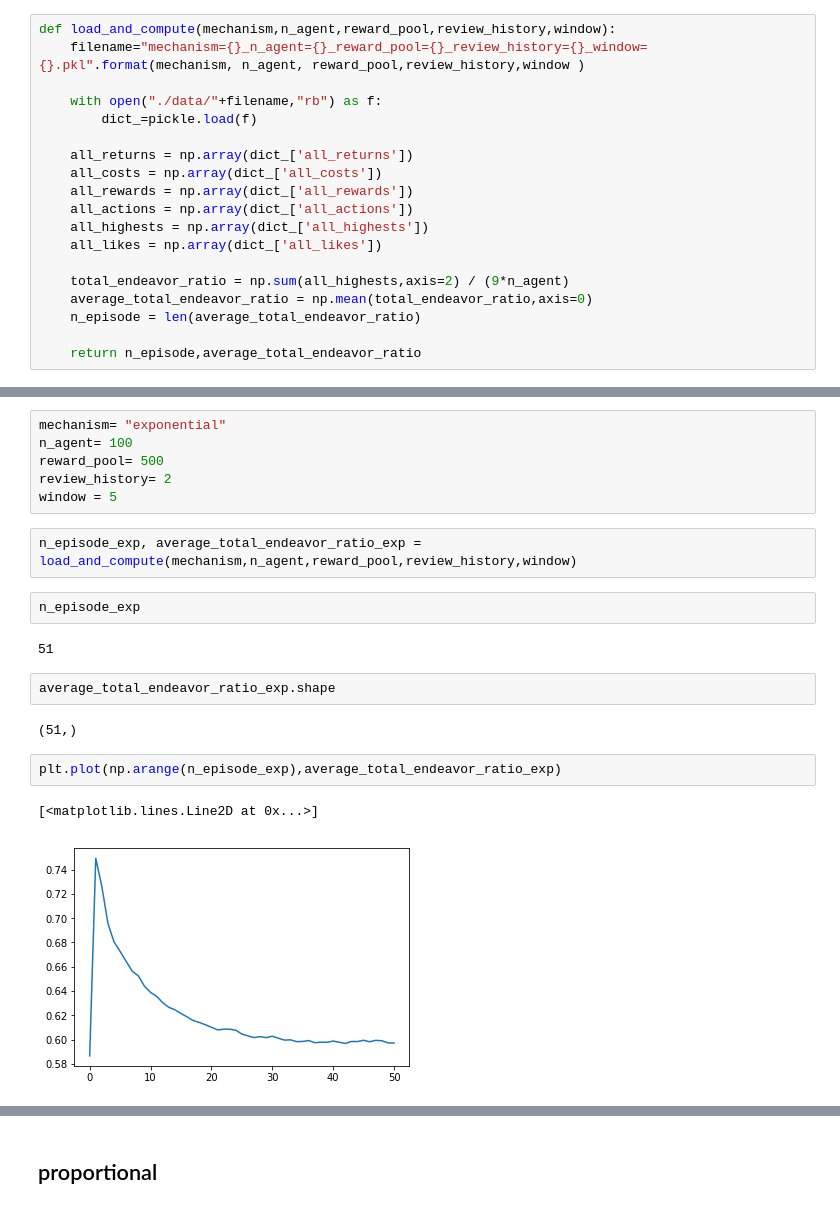
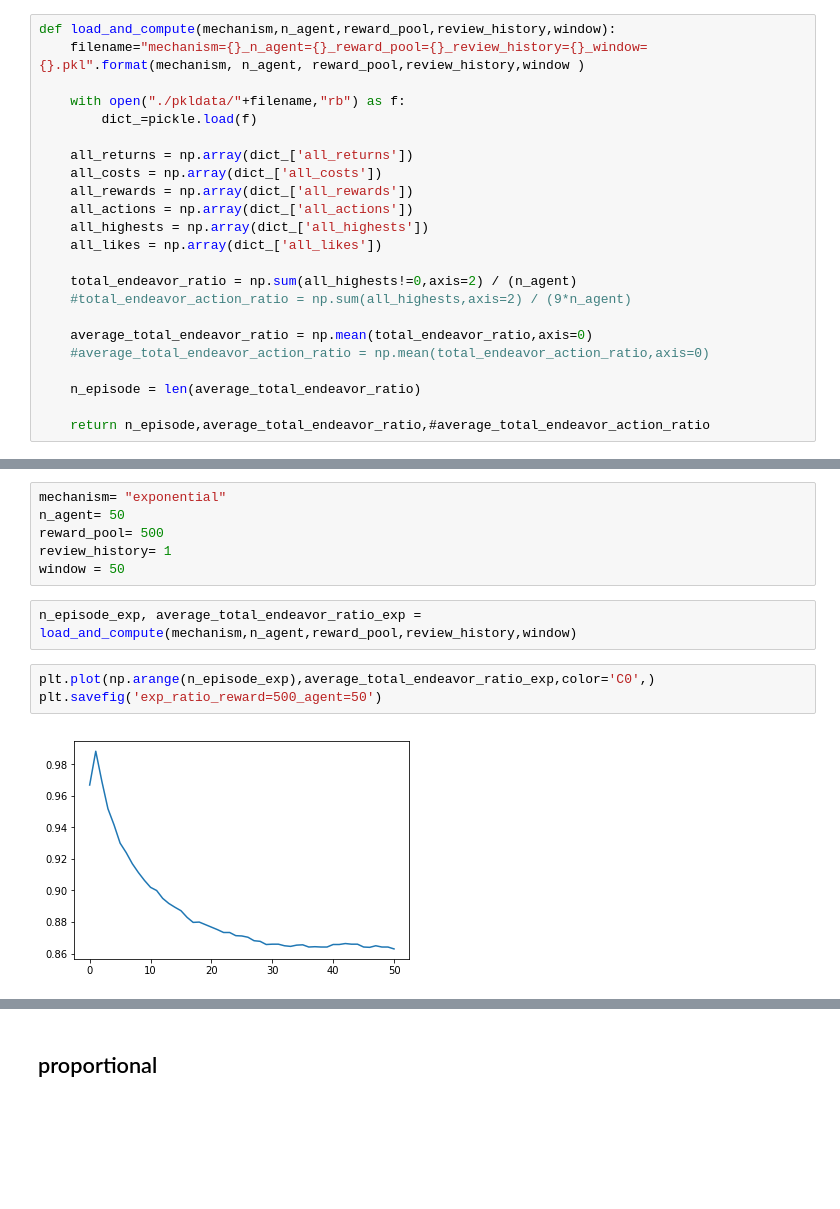
Before and after one commit to deconlabs/passport, a Jupyter notebook: make compare graph.ipynb, the cells around one changed output, grey strips where cells are left out. Cells and saved outputs as stored; diff of their text form; blank space fills up the shorter version.

```diff
--- a/make compare graph.ipynb
+++ b/make compare graph.ipynb
@@ -8,7 +8,7 @@ import numpy as np
 def load_and_compute(mechanism,n_agent,reward_pool,review_history,window):
     filename="mechanism={}_n_agent={}_reward_pool={}_review_history={}_window={}.pkl".format(mechanism, n_agent, reward_pool,review_history,window )
 
-    with open("./data/"+filename,"rb") as f:
+    with open("./pkldata/"+filename,"rb") as f:
         dict_=pickle.load(f)
 
     all_returns = np.array(dict_['all_returns'])
@@ -18,31 +18,27 @@ def load_and_compute(mechanism,n_agent,reward_pool,review_history,window):
     all_highests = np.array(dict_['all_highests'])
     all_likes = np.array(dict_['all_likes'])
 
-    total_endeavor_ratio = np.sum(all_highests,axis=2) / (9*n_agent)
+    total_endeavor_ratio = np.sum(all_highests!=0,axis=2) / (n_agent)
+    #total_endeavor_action_ratio = np.sum(all_highests,axis=2) / (9*n_agent)
+
     average_total_endeavor_ratio = np.mean(total_endeavor_ratio,axis=0)
+    #average_total_endeavor_action_ratio = np.mean(total_endeavor_action_ratio,axis=0)
+
     n_episode = len(average_total_endeavor_ratio)
 
-    return n_episode,average_total_endeavor_ratio
+    return n_episode,average_total_endeavor_ratio,#average_total_endeavor_action_ratio
 # %% [markdown]
 ## exponential
 # %%
 mechanism= "exponential"
-n_agent= 100
+n_agent= 50
 reward_pool= 500
-review_history= 2
-window = 5
+review_history= 1
+window = 50
 # %%
 n_episode_exp, average_total_endeavor_ratio_exp = load_and_compute(mechanism,n_agent,reward_pool,review_history,window)
-# %%
-n_episode_exp
-# %% [output]
-51
-# %%
-average_total_endeavor_ratio_exp.shape
-# %% [output]
-(51,)
 # %%
-plt.plot(np.arange(n_episode_exp),average_total_endeavor_ratio_exp)
+plt.plot(np.arange(n_episode_exp),average_total_endeavor_ratio_exp,color='C0',)
+plt.savefig('exp_ratio_reward=500_agent=50')
 # %% [output]
-[<matplotlib.lines.Line2D at 0x...>]
-[figure, old version]
+[figure, new version]
```
Also changed, not shown: parts of 13 cells of this notebook.
